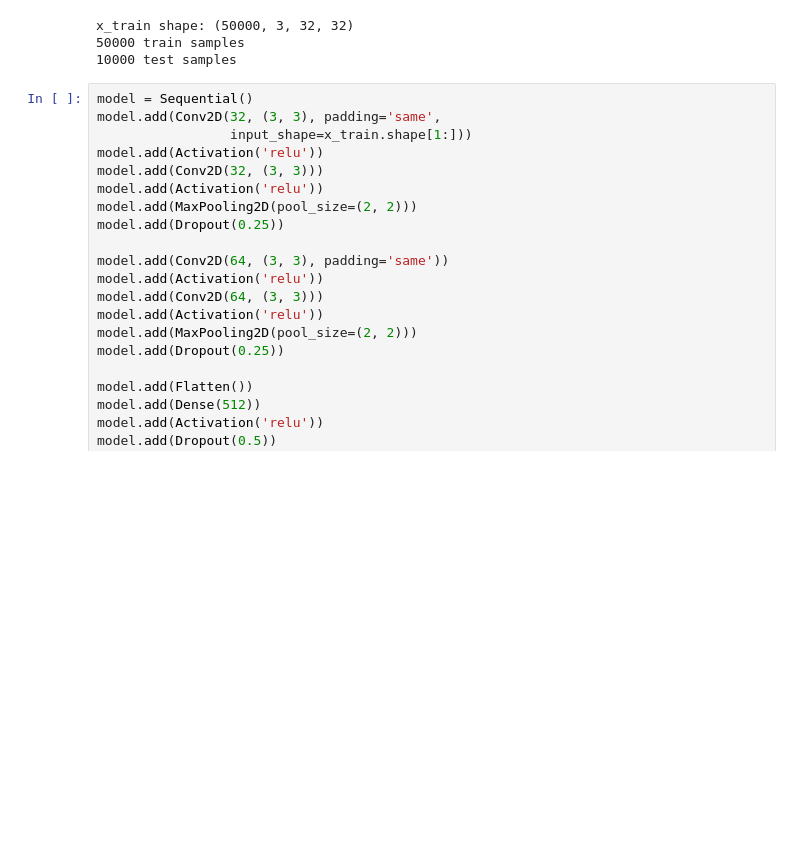
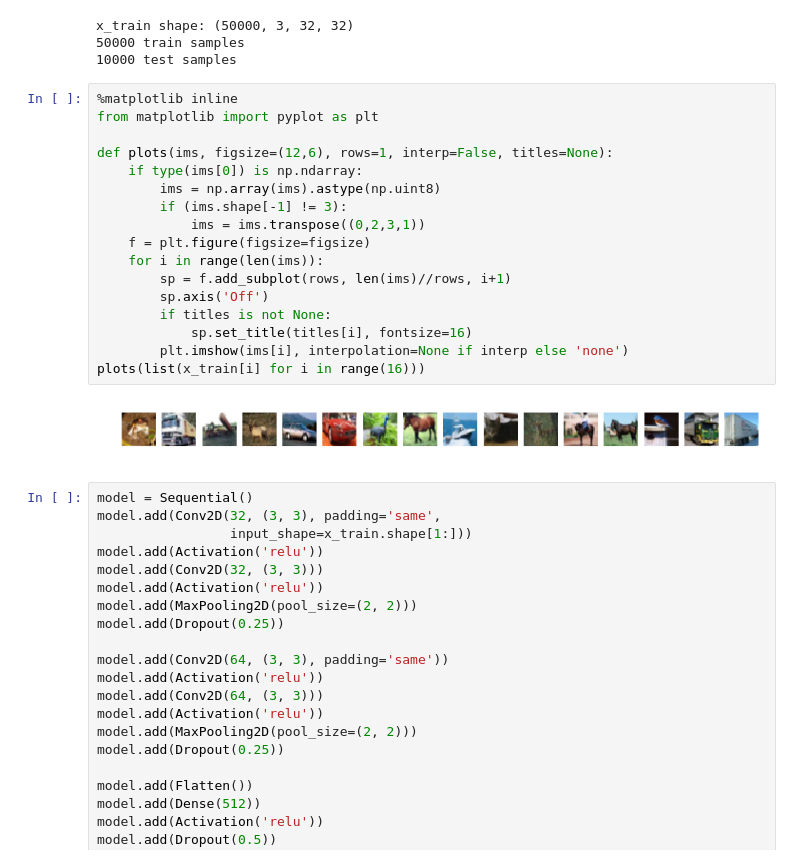
Before and after one commit to Timopheym/deep-learning-101-ru, a Jupyter notebook: Task 3 CIFAR10.ipynb, the cells around one changed output. Cells and saved outputs as stored; diff of their text form; blank space fills up the shorter version.

Commit message:
plotting data

```diff
--- a/Task 3 CIFAR10.ipynb
+++ b/Task 3 CIFAR10.ipynb
@@ -31,6 +31,25 @@ y_test = keras.utils.to_categorical(y_test, num_classes)
 x_train shape: (50000, 3, 32, 32)
 50000 train samples
 10000 test samples
+# %%
+%matplotlib inline
+from matplotlib import pyplot as plt
+
+def plots(ims, figsize=(12,6), rows=1, interp=False, titles=None):
+    if type(ims[0]) is np.ndarray:
+        ims = np.array(ims).astype(np.uint8)
+        if (ims.shape[-1] != 3):
+            ims = ims.transpose((0,2,3,1))
+    f = plt.figure(figsize=figsize)
+    for i in range(len(ims)):
+        sp = f.add_subplot(rows, len(ims)//rows, i+1)
+        sp.axis('Off')
+        if titles is not None:
+            sp.set_title(titles[i], fontsize=16)
+        plt.imshow(ims[i], interpolation=None if interp else 'none')
+plots(list(x_train[i] for i in range(16)))
+# %% [output]
+[figure, added]
 # %%
 model = Sequential()
 model.add(Conv2D(32, (3, 3), padding='same',
```
Also changed, not shown: 1 other file.
